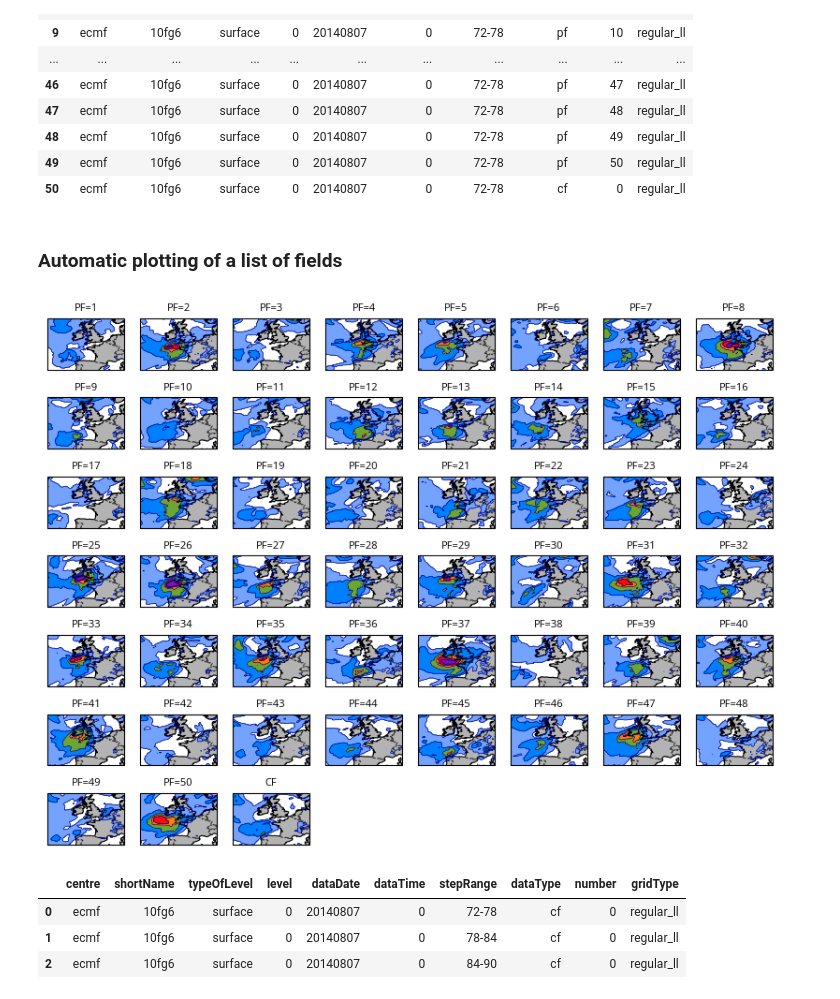
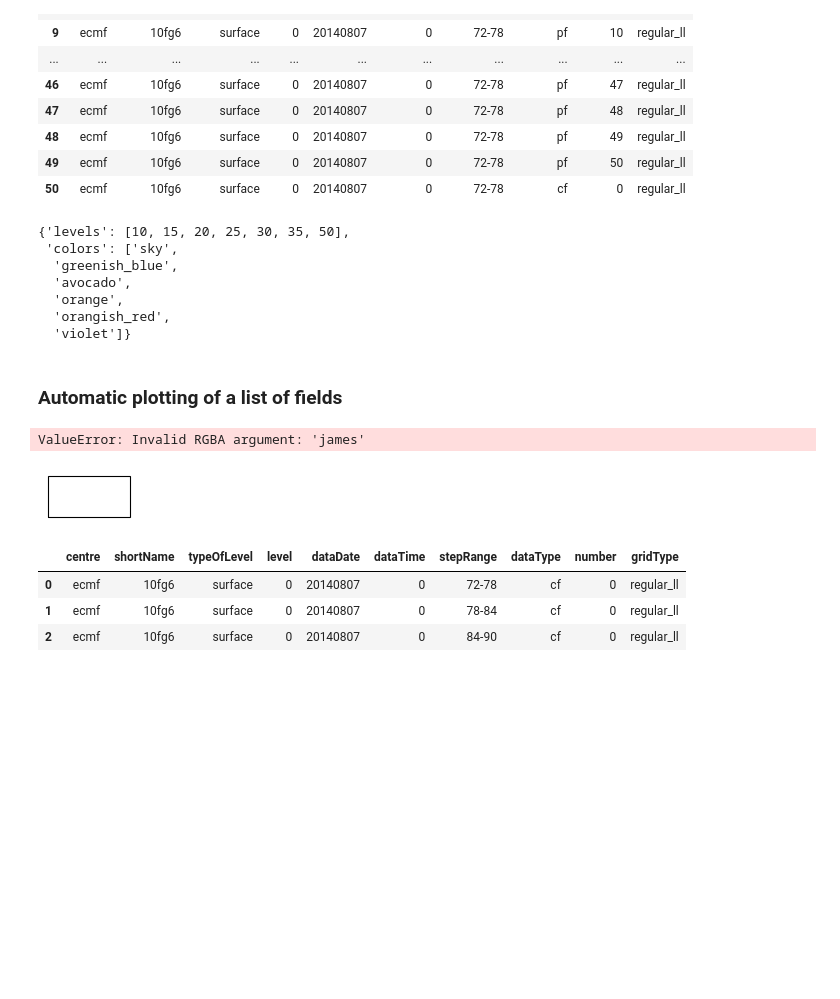
Before and after one commit to ecmwf/earthkit-maps, a Jupyter notebook: docs/examples/fieldlist-input.ipynb, the cells around one changed output. Drawn from its saved outputs; the diff is of its cells as text; code cells hidden in the pictures; blank space fills up the shorter version.

```diff
--- a/docs/examples/fieldlist-input.ipynb
+++ b/docs/examples/fieldlist-input.ipynb
@@ -25,24 +25,34 @@ data.ls()
 | 48 | ecmf | 10fg6 | surface | 0 | 20140807 | 0 | 72-78 | pf | 49 | regular_ll |
 | 49 | ecmf | 10fg6 | surface | 0 | 20140807 | 0 | 72-78 | pf | 50 | regular_ll |
 | 50 | ecmf | 10fg6 | surface | 0 | 20140807 | 0 | 72-78 | cf | 0 | regular_ll |
+# %%
+from earthkit.maps.charts import styles
+styles.guess_style(data)
+
+styles.options(data)
+# %% [output]
+{'levels': [10, 15, 20, 25, 30, 35, 50],
+ 'colors': ['sky',
+  'greenish_blue',
+  'avocado',
+  'orange',
+  'orangish_red',
+  'violet']}
 # %% [markdown]
 ### Automatic plotting of a list of fields
 # %%
-COLORS = ["sky", "greenish_blue", "avocado", "orange", "orangish_red", "violet"]
-LEVELS = [10, 15, 20, 25, 30, 35, 50]
-
 chart = Chart()
-chart.shaded_contour(data, colors=COLORS, levels=LEVELS)
-chart.contour(data, colors="navy", linewidths=0.5, levels=LEVELS)
+chart.shaded_contour(data, colors=["red", "james"])
+chart.contour(data, colors="navy", linewidths=0.5)
 chart.land()
 chart.coastlines()
 chart.borders()
 chart.subplot_titles("PF={number}")
 chart.subplots[-1].title("CF")
-
 chart.show()
 # %% [output]
+ValueError: Invalid RGBA argument: 'james'
-[figure, old version]
+[figure, new version]
 # %%
 control = ens_data.sel(number=0)
 control.ls()
```
Also changed, not shown: parts of 2 cells of this notebook, 4 other files.
